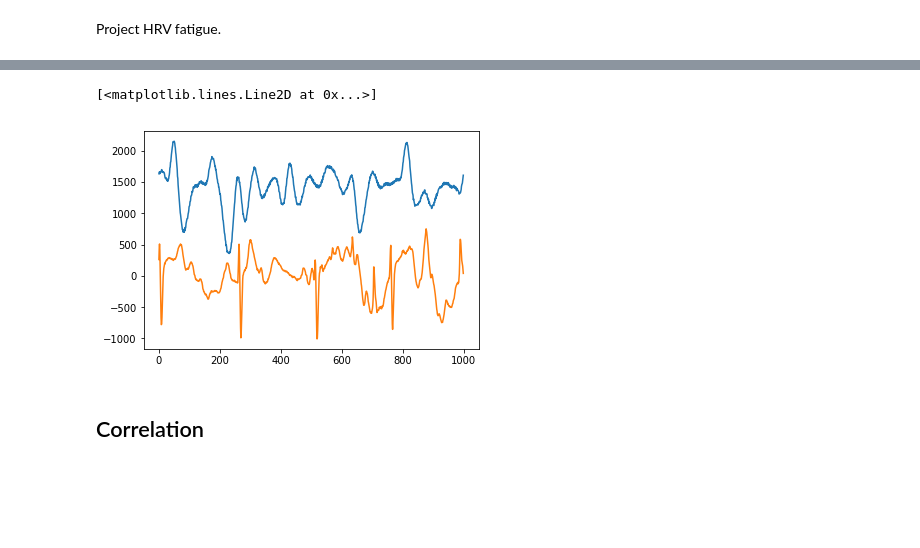
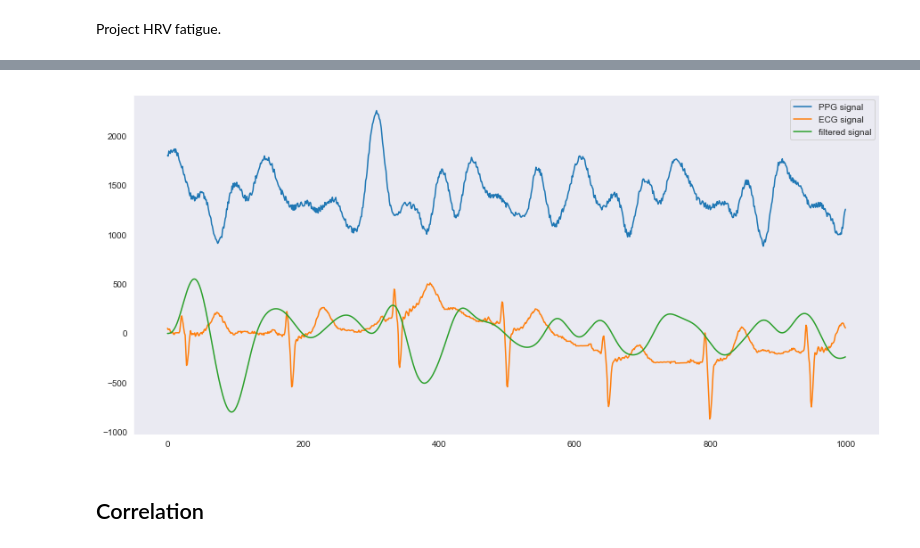
Before and after one commit to YosriSakly/Geste-et-intelligence-artificielle-HRV-fatigue, a Jupyter notebook: Copy-Yosri.ipynb, the cells around one changed output, grey strips where cells are left out. Saved outputs shown, nothing was run; the diff lists cells and outputs as text; code cells hidden in the pictures; blank space fills up the shorter version.

Commit message:
added filtered signal
peak detection on fitlered signal

```diff
--- a/Copy-Yosri.ipynb
+++ b/Copy-Yosri.ipynb
@@ -5,6 +5,8 @@ import wfdb
 import pandas as pd
 import matplotlib.pyplot as plt
 import numpy as np
+import seaborn as sns
+sns.set_style("dark")
 # %%
 def read(file):
     '''
@@ -38,0 +39,9 @@ df=read('s1_walk')
+# %%
+#df=read('s1_walk')
+
+#######################
+### filtered signal ###
+#######################
+
+df = np.load('filtered_signal.npy') # using filtered signal
+df = pd.DataFrame(data={'filtered': df})
@@ -38,0 +50,4 @@ df=read('s1_walk')
+# %%
+df2 = read('Data/s9_walk')
+df = pd.concat([df, df2], axis=1)
+df.head(5)
@@ -58,8 +81,11 @@ df.corr()
 # %%
-plt.plot(df['wrist_ppg'][:1000])
-plt.plot(df['chest_ecg'][:1000])
+plt.figure(figsize=(15,7))
+plt.plot(df['wrist_ppg'][:1000], label='PPG signal')
+plt.plot(df['chest_ecg'][:1000], label='ECG signal')
+plt.plot(df['filtered'][:1000], label='filtered signal')
+plt.legend()
+plt.show()
 # %% [output]
-[<matplotlib.lines.Line2D at 0x...>]
-[figure, old version]
+[figure, new version]
 # %%
 from sklearn.preprocessing import MinMaxScaler
```
Also changed, not shown: parts of 17 cells of this notebook.
